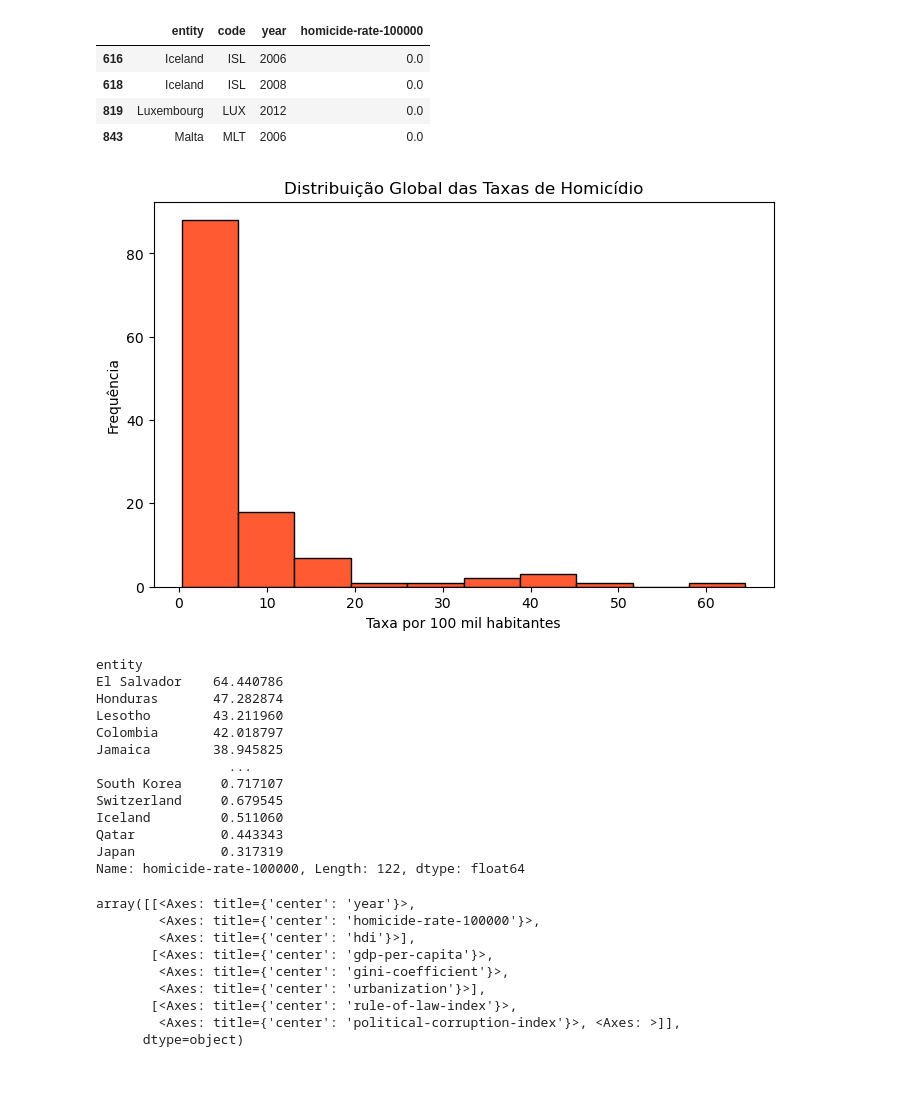
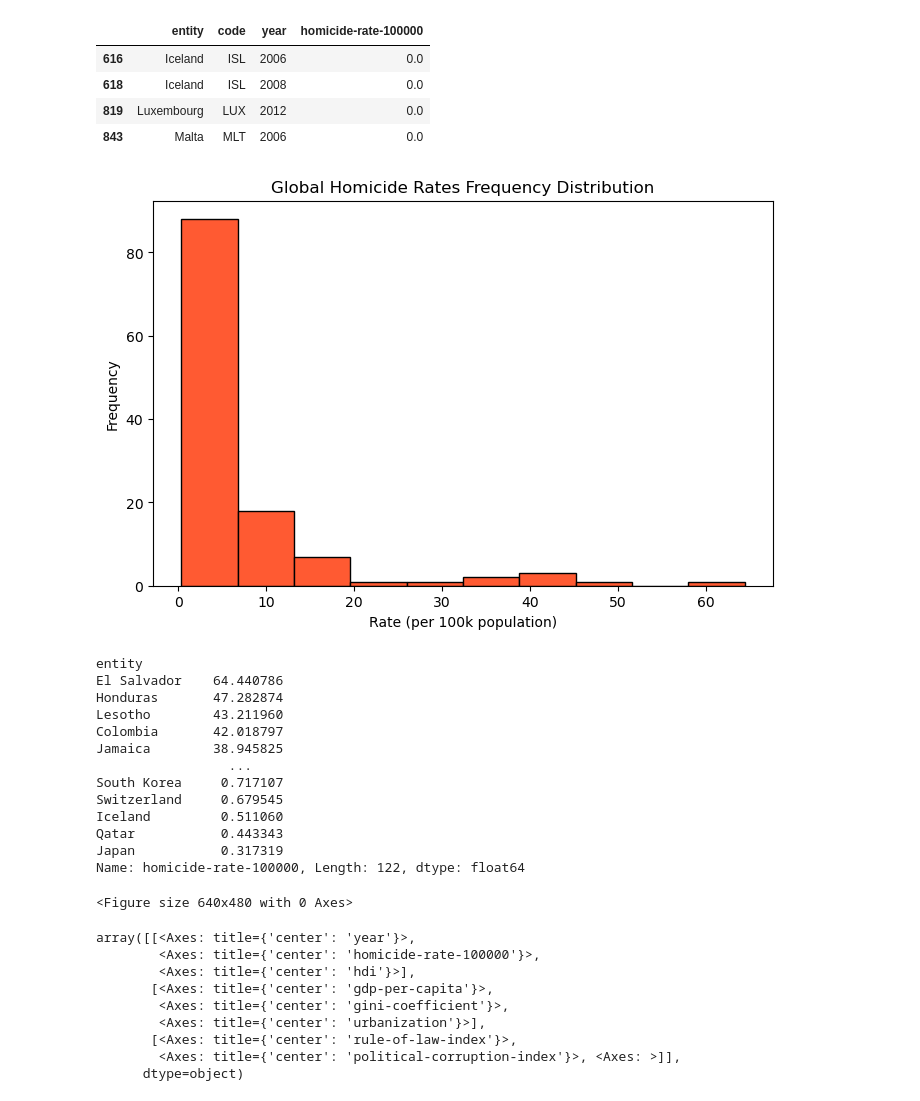
Before and after one commit to Phenriqx/global-homicide-rate-predictor, a Jupyter notebook: notebooks/HomicideRates.ipynb, the cells around one changed output. Cells and saved outputs as stored; diff of their text form; code cells hidden in the pictures.

```diff
--- a/notebooks/HomicideRates.ipynb
+++ b/notebooks/HomicideRates.ipynb
@@ -147,18 +147,19 @@ dupl
 # %%
 import matplotlib.pyplot as plt
 
 dataX = df.groupby('entity')['homicide-rate-100000'].mean().sort_values(ascending=False)
 plt.figure(figsize=(8, 5))
 plt.hist(dataX, color='#ff5a32', edgecolor='black')
 
-plt.title('Distribuição Global das Taxas de Homicídio')
-plt.xlabel('Taxa por 100 mil habitantes')
-plt.ylabel('Frequência')
+plt.title('Global Homicide Rates Frequency Distribution')
+plt.xlabel('Rate (per 100k population)')
+plt.ylabel('Frequency')
 plt.show() # we can see that most countries have a mean homicide rate between 0 and 10
+plt.savefig('../reports/figures/homicides-rates-frequency.jpg', dpi=300, bbox_inches='tight')
 
 dataX # we can see that from the top 5 most violent countries, 4 are from latin america and 1 from africa
 # %% [output]
-[figure, old version]
+[figure, new version]
 entity
 El Salvador    64.440786
 Honduras       47.282874
@@ -172,6 +173,7 @@ Iceland         0.511060
 Qatar           0.443343
 Japan           0.317319
 Name: homicide-rate-100000, Length: 122, dtype: float64
+<Figure size 640x480 with 0 Axes>
 # %%
 
 df.hist(figsize=(20, 20), bins=25)
```
Also changed, not shown: parts of 6 cells of this notebook, 6 other files.
